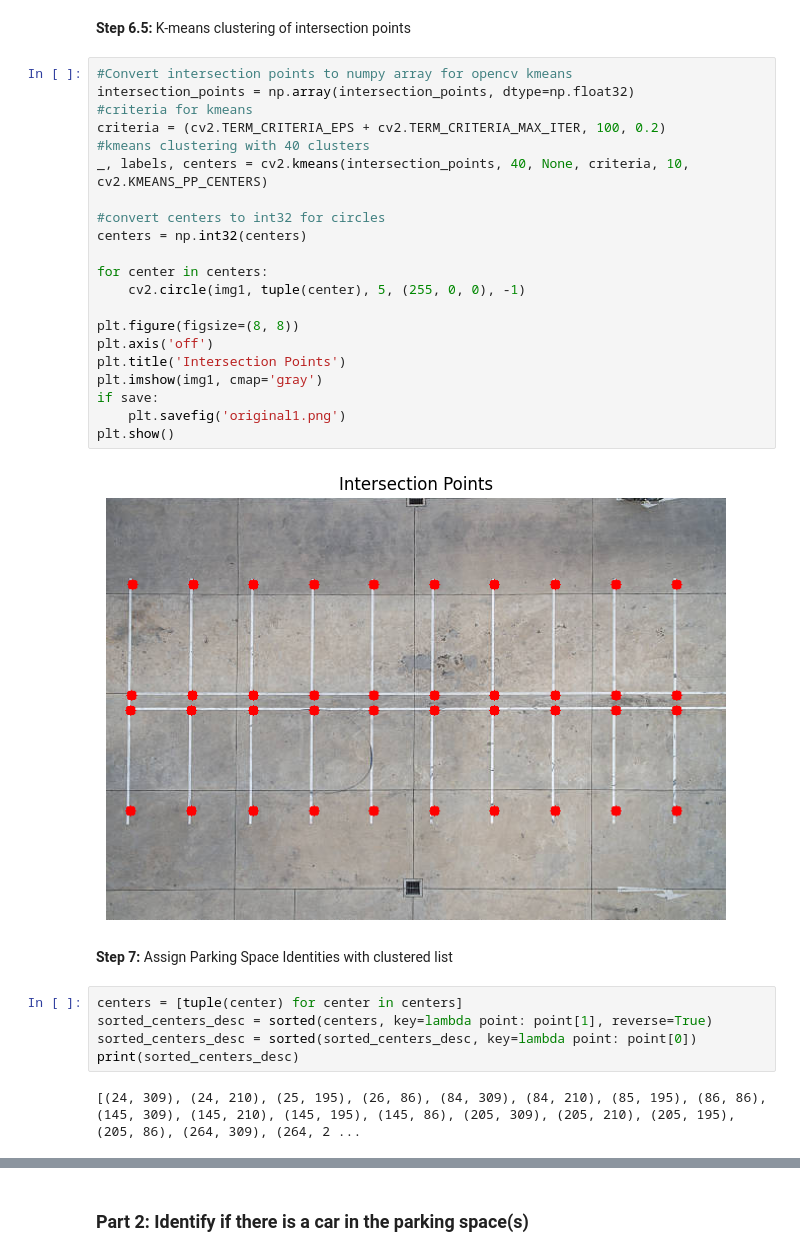
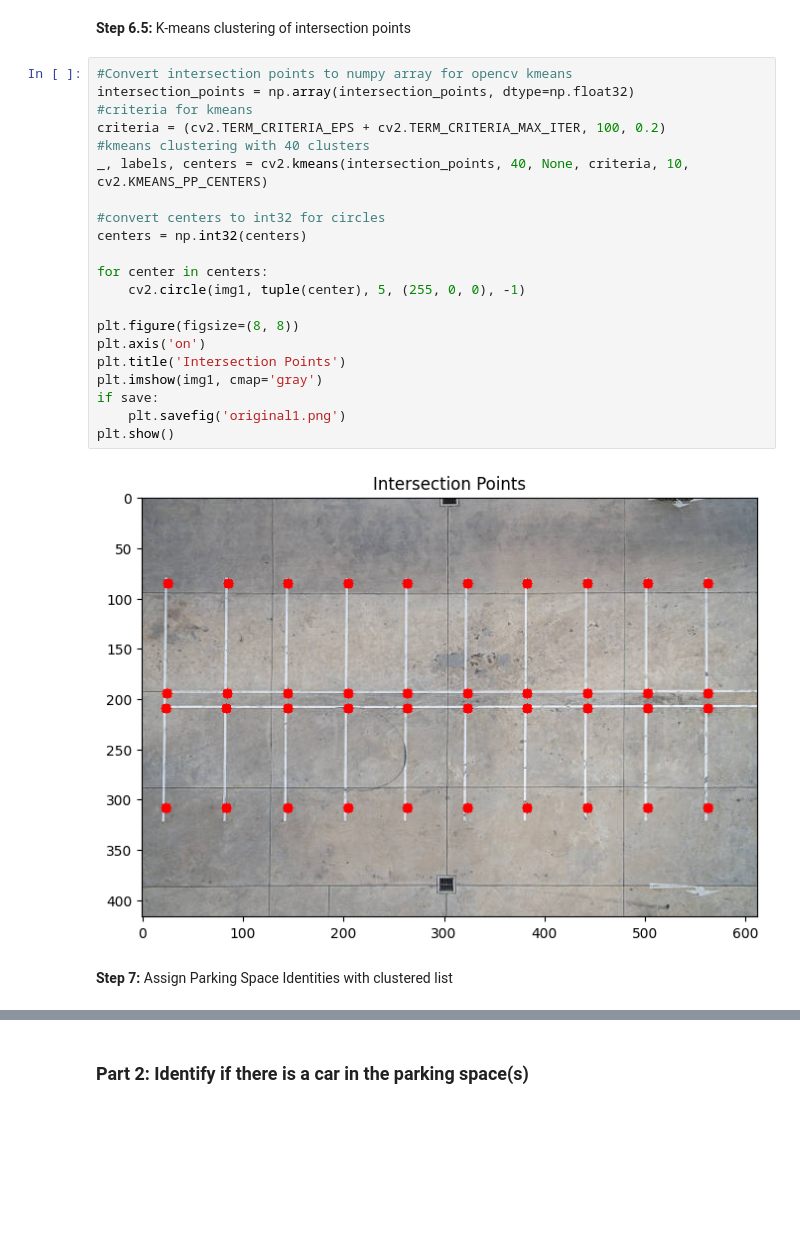
Before and after one commit to Kxushik/LotScan, a Jupyter notebook: lotscan.ipynb, the cells around one changed output, grey strips where cells are left out. Drawn from its saved outputs; the diff is of its cells as text; blank space fills up the shorter version.

```diff
--- a/lotscan.ipynb
+++ b/lotscan.ipynb
@@ -249,32 +249,25 @@ plt.show()
 # %%
 #Convert intersection points to numpy array for opencv kmeans
 intersection_points = np.array(intersection_points, dtype=np.float32)
 #criteria for kmeans
 criteria = (cv2.TERM_CRITERIA_EPS + cv2.TERM_CRITERIA_MAX_ITER, 100, 0.2)
 #kmeans clustering with 40 clusters
 _, labels, centers = cv2.kmeans(intersection_points, 40, None, criteria, 10,  cv2.KMEANS_PP_CENTERS)
 
 #convert centers to int32 for circles
 centers = np.int32(centers)
 
 for center in centers:
     cv2.circle(img1, tuple(center), 5, (255, 0, 0), -1)
 
 plt.figure(figsize=(8, 8))
-plt.axis('off')
+plt.axis('on')
 plt.title('Intersection Points')
 plt.imshow(img1, cmap='gray')
 if save:
     plt.savefig('original1.png')
 plt.show()
 # %% [output]
-[figure, old version]
+[figure, new version]
 # %% [markdown]
 **Step 7:** Assign Parking Space Identities with clustered list
-# %%
-centers = [tuple(center) for center in centers]
-sorted_centers_desc = sorted(centers, key=lambda point: point[1], reverse=True)
-sorted_centers_desc = sorted(sorted_centers_desc, key=lambda point: point[0])
-print(sorted_centers_desc)
-# %% [output]
-[(24, 309), (24, 210), (25, 195), (26, 86), (84, 309), (84, 210), (85, 195), (86, 86), (145, 309), (145, 210), (145, 195), (145, 86), (205, 309), (205, 210), (205, 195), (205, 86), (264, 309), (264, 2 ...
```
Also changed, not shown: parts of 1 cell of this notebook.
